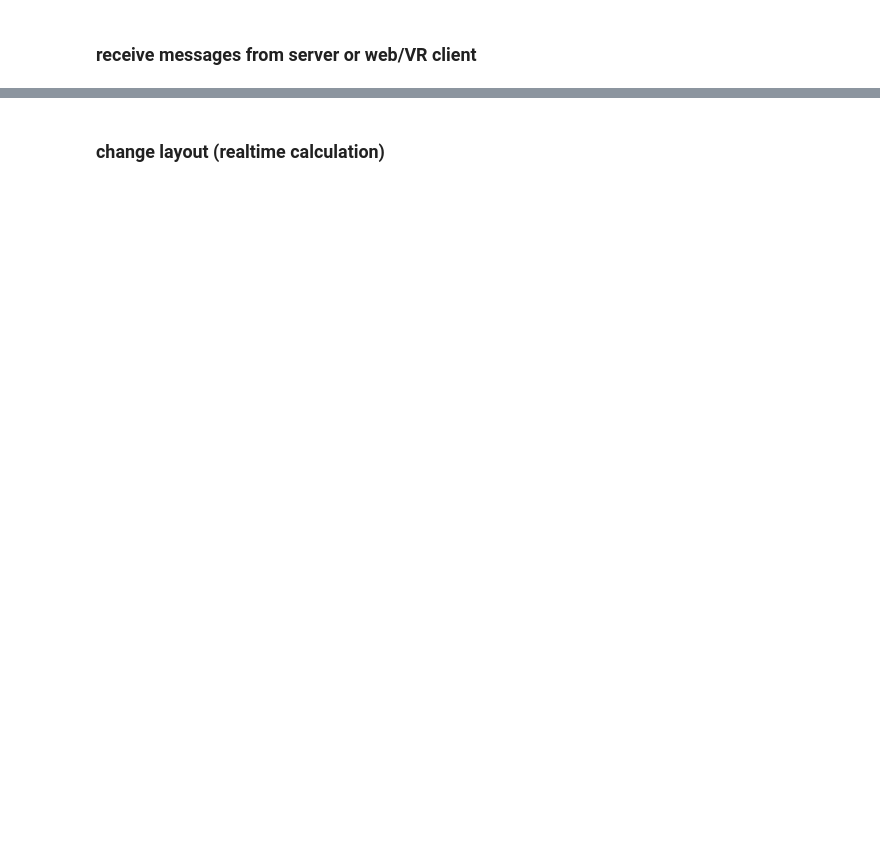
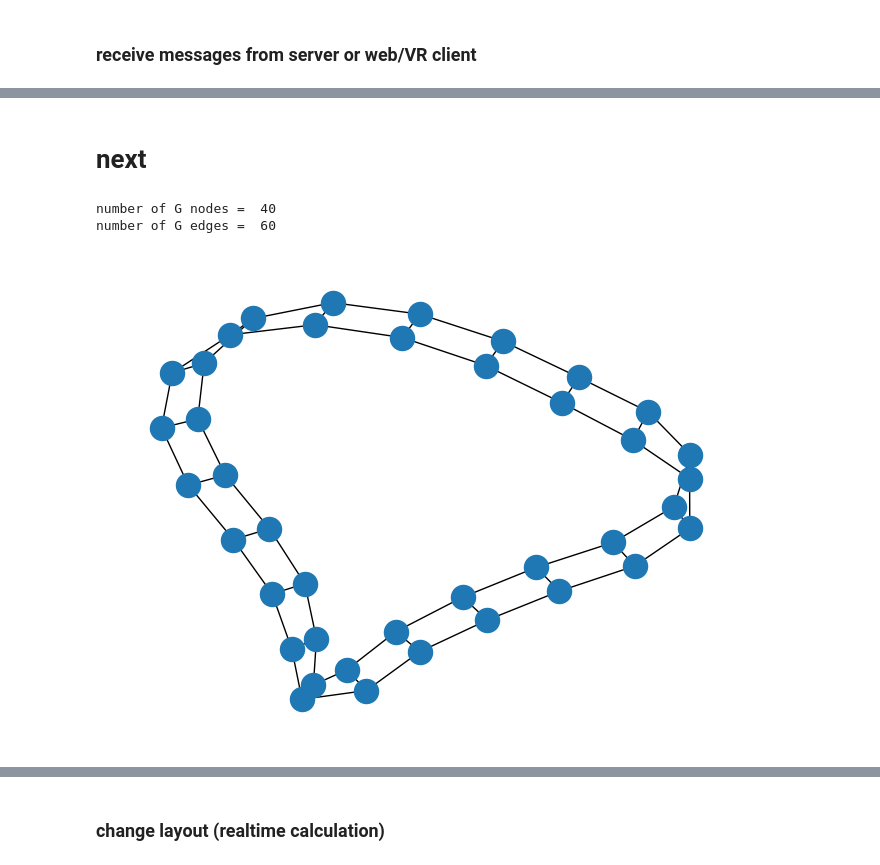
Before and after one commit to menchelab/DataDiVR_WebApp, a Jupyter notebook: _RealtimeCommunication.ipynb, the cells around one changed output, grey strips where cells are left out. Cells and saved outputs as stored; diff of their text form; code cells hidden in the pictures; blank space fills up the shorter version.

```diff
--- a/_RealtimeCommunication.ipynb
+++ b/_RealtimeCommunication.ipynb
@@ -162,0 +162,2 @@ print("📦 Latest data received:", latest_data)
+# %% [markdown]
+# next
@@ -162,0 +174,16 @@ print("📦 Latest data received:", latest_data)
+# %%
+# small network project
+import networkx as nx
+
+G = nx.circular_ladder_graph(20)
+G.graph['projectname'] = 'Realtime-project'
+
+print("number of G nodes = ", len(G.nodes))
+print("number of G edges = ", len(G.edges))
+# %% [output]
+number of G nodes =  40
+number of G edges =  60
+# %%
+nx.draw(G)
+# %% [output]
+[figure, added]
```
Also changed, not shown: parts of 8 cells of this notebook, 1 other file.
